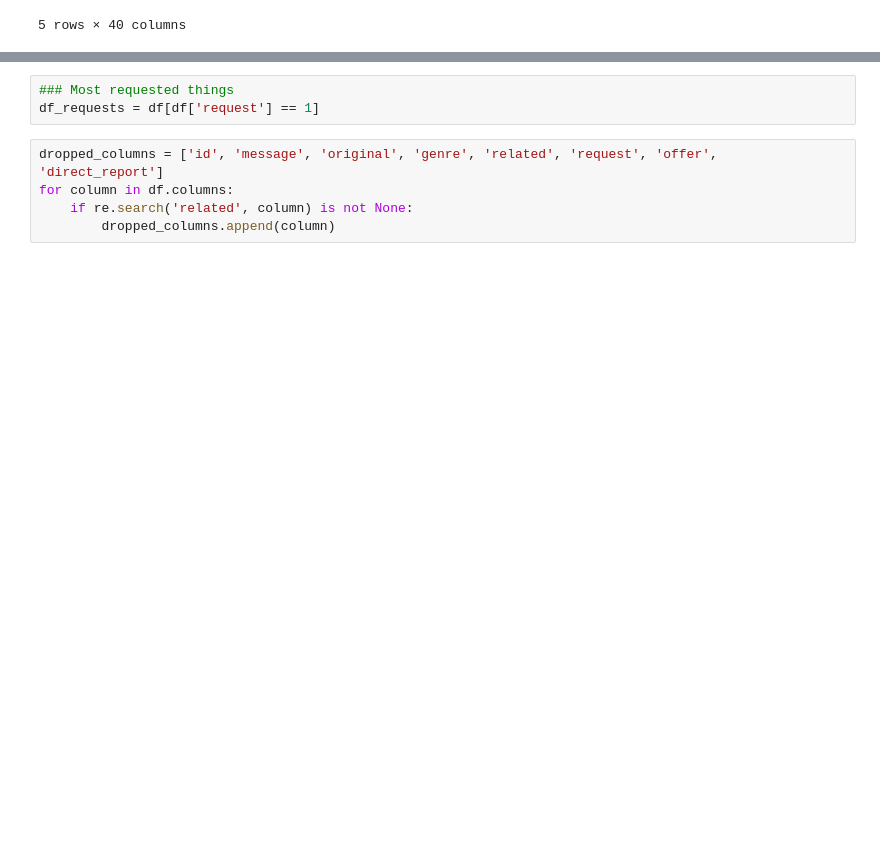
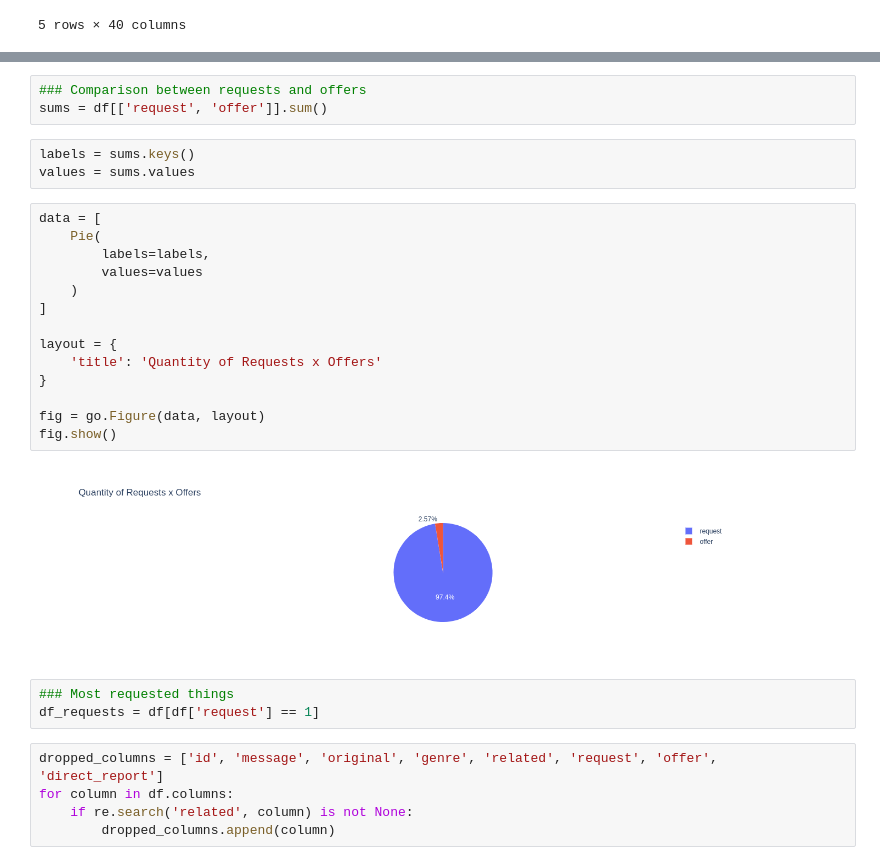
Before and after one commit to boa50/disaster-response, a Jupyter notebook: notebooks/Charts Create.ipynb, the cells around one changed output, grey strips where cells are left out. Cells and saved outputs as stored; diff of their text form; blank space fills up the shorter version.

```diff
--- a/notebooks/Charts Create.ipynb
+++ b/notebooks/Charts Create.ipynb
@@ -47,4 +48,26 @@ fig.show()
 [figure]
+# %%
+### Comparison between requests and offers
+sums = df[['request', 'offer']].sum()
+# %%
+labels = sums.keys()
+values = sums.values
+# %%
+data = [
+    Pie(
+        labels=labels,
+        values=values
+    )
+]
+
+layout = {
+    'title': 'Quantity of Requests x Offers'
+}
+
+fig = go.Figure(data, layout)
+fig.show()
+# %% [output]
+[figure, added]
 # %%
 ### Most requested things
 df_requests = df[df['request'] == 1]
```
Also changed, not shown: parts of 6 cells of this notebook, 2 other files.
